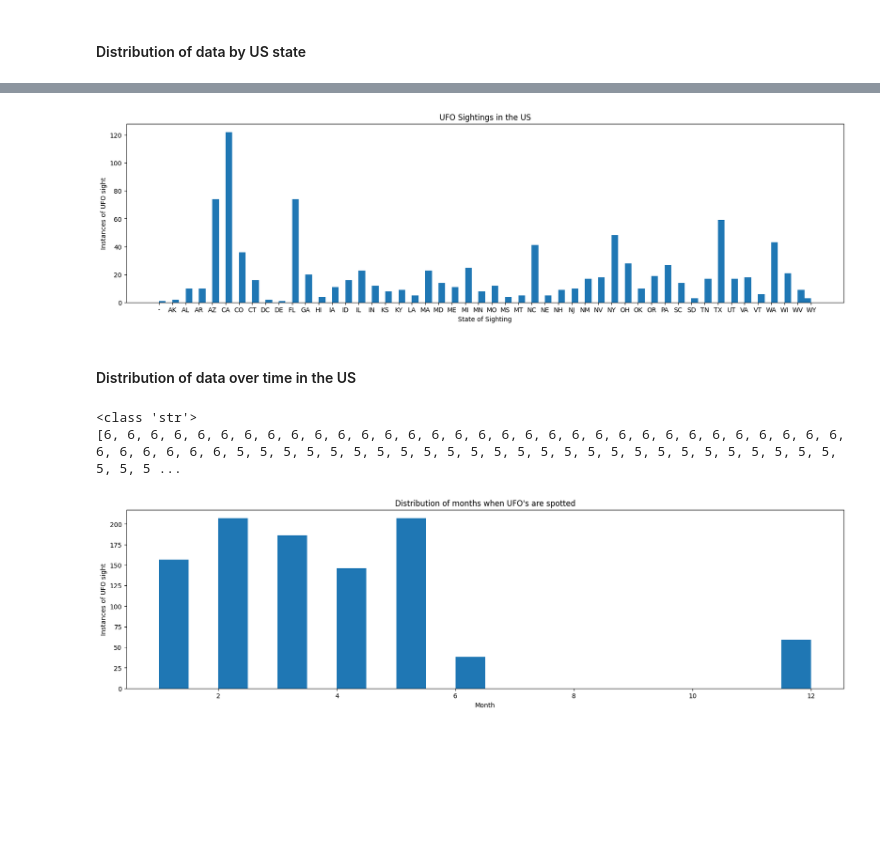
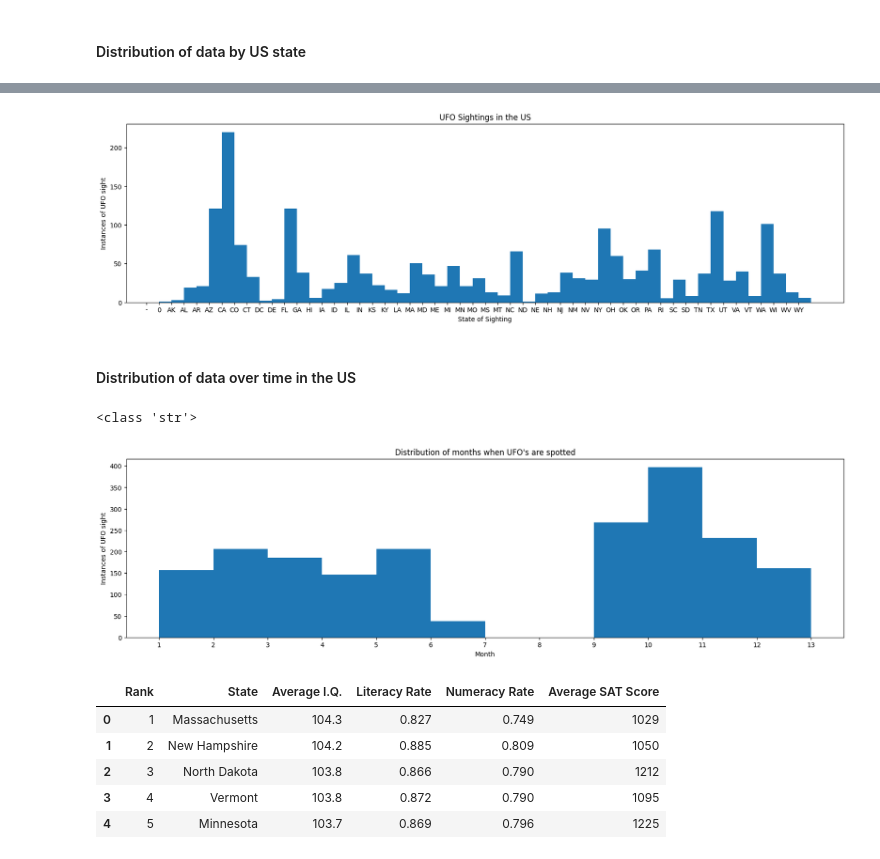
Before and after one commit to codycosta/ENGR201, a Jupyter notebook: weeks-9-10-final-project/project.ipynb, the cells around one changed output, grey strips where cells are left out. Drawn from its saved outputs; the diff is of its cells as text; code cells hidden in the pictures; blank space fills up the shorter version.

Commit message:
added iq score into the mix of data analysis

```diff
--- a/weeks-9-10-final-project/project.ipynb
+++ b/weeks-9-10-final-project/project.ipynb
@@ -52,12 +53,14 @@ len(state_set)
 # %%
+bins = range(1, len(state_set) + 1)
+
 plt.figure(figsize=[20, 5])
-plt.hist(states.sort_values(), bins=98)
+plt.hist(states.sort_values(), bins=bins)
 plt.xlabel('State of Sighting')
 plt.ylabel('Instances of UFO sight')
 plt.title('UFO Sightings in the US')
 plt.show()
 # %% [output]
-[figure, old version]
+[figure, new version]
 # %% [markdown]
 #### Distribution of data over time in the US
 # %%
@@ -76,17 +79,27 @@ for j in range(HEIGHT):
             break
         month += val
     months_occurred.append(int(month))
-
-print(months_occurred)
 # %% [output]
 <class 'str'>
-[6, 6, 6, 6, 6, 6, 6, 6, 6, 6, 6, 6, 6, 6, 6, 6, 6, 6, 6, 6, 6, 6, 6, 6, 6, 6, 6, 6, 6, 6, 6, 6, 6, 6, 6, 6, 6, 6, 5, 5, 5, 5, 5, 5, 5, 5, 5, 5, 5, 5, 5, 5, 5, 5, 5, 5, 5, 5, 5, 5, 5, 5, 5, 5, 5, 5, 5 ...
 # %%
+bins = range(1, 14)
+
 plt.figure(figsize=[20, 5])
-plt.hist(months_occurred, bins=22)
+plt.hist(months_occurred, bins=bins)
 plt.xlabel('Month')
 plt.ylabel('Instances of UFO sight')
 plt.title('Distribution of months when UFO\'s are spotted')
+plt.xticks(bins)
 plt.show()
 # %% [output]
-[figure, old version]
+[figure, new version]
+# %%
+iq_data = pd.read_csv('iq-scores.csv', sep=',')
+iq_data.head()
+# %% [output]
+|  | Rank | State | Average I.Q. | Literacy Rate | Numeracy Rate | Average SAT Score |
+| 0 | 1 | Massachusetts | 104.3 | 0.827 | 0.749 | 1029 |
+| 1 | 2 | New Hampshire | 104.2 | 0.885 | 0.809 | 1050 |
+| 2 | 3 | North Dakota | 103.8 | 0.866 | 0.790 | 1212 |
+| 3 | 4 | Vermont | 103.8 | 0.872 | 0.790 | 1095 |
+| 4 | 5 | Minnesota | 103.7 | 0.869 | 0.796 | 1225 |
```
Also changed, not shown: parts of 6 cells of this notebook, 3 other files.
